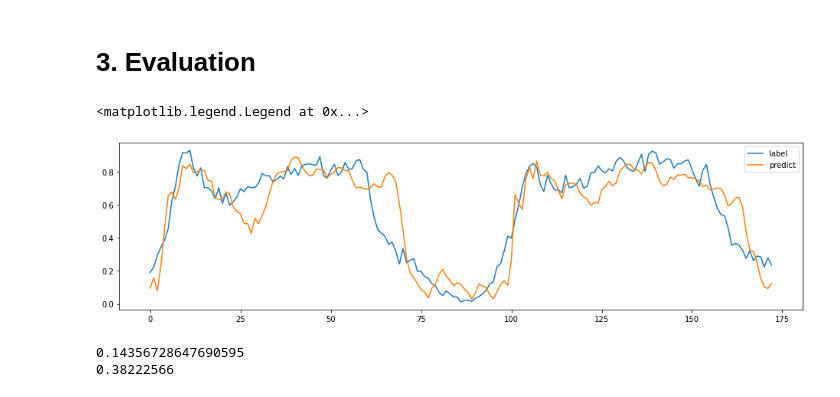
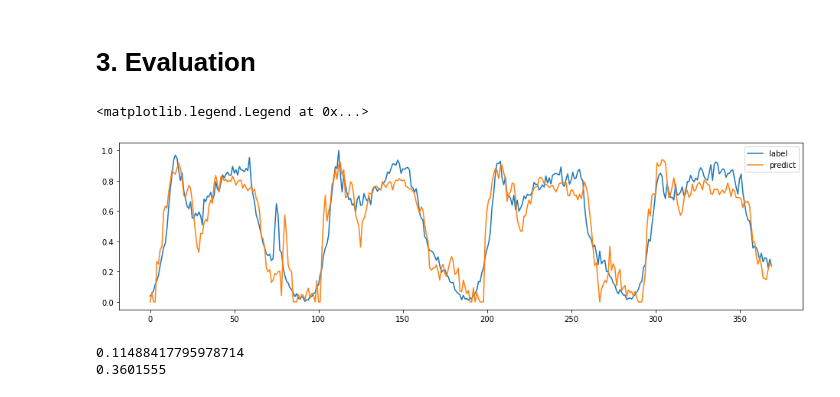
Before and after one commit to khzhang2/BDA_traffic, a Jupyter notebook: BDA_reg.ipynb, the cells around one changed output. Cells and saved outputs as stored; diff of their text form; code cells hidden in the pictures.

```diff
--- a/BDA_reg.ipynb
+++ b/BDA_reg.ipynb
@@ -139,7 +139,13 @@ class BDA:
                     Ns = len(Ys[np.where(Ys == C[i])])
                     Nt = len(Y_tar_pseudo[np.where(Y_tar_pseudo == C[i])])
 
-                    alpha = 1
+                    if self.mode == 'WBDA':
+                        Ps = Ns / len(Ys)
+                        Pt = Nt / len(Y_tar_pseudo)
+                        alpha = Pt / Ps
+#                         mu = 1
+                    else:
+                        alpha = 1
 
                     tt = Ys == C[i]
                     e[np.where(tt == True)] = 1 / Ns
@@ -205,7 +211,7 @@ for i in range(Xs.shape[1]):
 # %% [markdown]
 ## 1.d. Hyperparameters
 # %%
-label_seq_len = 8
+label_seq_len = 3
 # batch_size = full batch
 seq_len = 12
 reduced_dim = 4
@@ -245,8 +251,8 @@ Xs = Xs[:96, :]
 # [sample size, seq_len, inp_dim (dets)], [sample size, label_seq_len, inp_dim (dets)]
 Xs_3d, Ys_3d = bda_utils.sliding_window(Xs, Xs, seq_len, label_seq_len)
 Xt_3d, Yt_3d = bda_utils.sliding_window(Xt, Xt, seq_len, label_seq_len)
-# Ys_3d = Ys_3d[:, label_seq_len-1:, :]
-# Yt_3d = Yt_3d[:, label_seq_len-1:, :]
+Ys_3d = Ys_3d[:, label_seq_len-1:, :]
+Yt_3d = Yt_3d[:, label_seq_len-1:, :]
 print(Xs_3d.shape)
 print(Ys_3d.shape)
 print(Xt_3d.shape)
@@ -269,11 +275,9 @@ Yt_train_3d = []
 
 for i in range(Xs_3d.shape[2]):
     print('Starting det %i'%i)
-    bda = BDA(kernel_type=kernel_type, dim=seq_len-reduced_dim, lamb=lamb, mu=MU, gamma=1, T=5, mode='WBDA')  # T is iteration time
-
+    bda = BDA(kernel_type='linear', dim=seq_len-reduced_dim, lamb=lamb, mu=MU, gamma=1, T=5)  # T is iteration time
     Xs_new, Xt_new, A = bda.fit(
-        Xs_3d[:, :, i], bda_utils.get_class(Ys_3d[:, bda_dim:bda_dim+1, i]), \
-        Xt_3d[:, :, i], bda_utils.get_class(Yt_3d[:, bda_dim:bda_dim+1, i])
+        Xs_3d[:, :, i], bda_utils.get_class(Ys_3d[:, :, i]), Xt_3d[:, :, i], bda_utils.get_class(Yt_3d[:, :, i])
     )  # input shape: ns, n_feature | ns, n_label_feature
 
     # normalize
@@ -502,21 +507,20 @@ Text(0.5, 1.0, 'Validation')
 # %%
 best_net = traff_net_reg(inp_dim, label_dim, seq_len-reduced_dim, label_seq_len).to(device)
 best_net.load_state_dict(torch.load('./runs/run%i/best.pth'%(num_fold+1) ))
 
 val_out = best_net(Xt_valid_3d)
-g_t = Yt_valid_3d.cpu().detach().numpy()[:, label_seq_len-1, det]
-pred = val_out.cpu().detach().numpy()[:, label_seq_len-1, det]
+g_t = Yt_valid_3d[:, 0, det].cpu().flatten().detach().numpy()
+pred = val_out.cpu().detach().numpy().flatten()
 pred_ = pred.copy()
 pred_[pred_<0] = 0
 
-fig2 = plt.figure(figsize=[16,4])
-ax21 = fig2.add_subplot(111)
-ax21.plot(g_t, label='label')
-ax21.plot(pred_, label='predict')
-ax21.legend()
+plt.figure(figsize=[16,4])
+plt.plot(g_t, label='label')
+plt.plot(pred_, label='predict')
+plt.legend()
 # %% [output]
 <matplotlib.legend.Legend at 0x...>
-[figure, old version]
+[figure, new version]
 # %%
 # sklearn.metrics.accuracy_score(torch.argmax(val_out, dim=1).cpu(), bda_utils.get_class(Yt_valid_3d[:, 0, det]).cpu().flatten())
 
@@ -535,5 +539,5 @@ fig.savefig('./runs/run%i/loss.png'%(num_fold+1))
 
 hyper.to_csv('./runs/run%i/hyper_nrmse_%.5f.csv'%(num_fold+1, bda_utils.nrmse_loss_func(pred, g_t, 0)))
 # %% [output]
-0.14356728647690595
-0.38222566
+0.11488417795978714
+0.3601555
```
Also changed, not shown: parts of 8 cells of this notebook, 2 other files.
